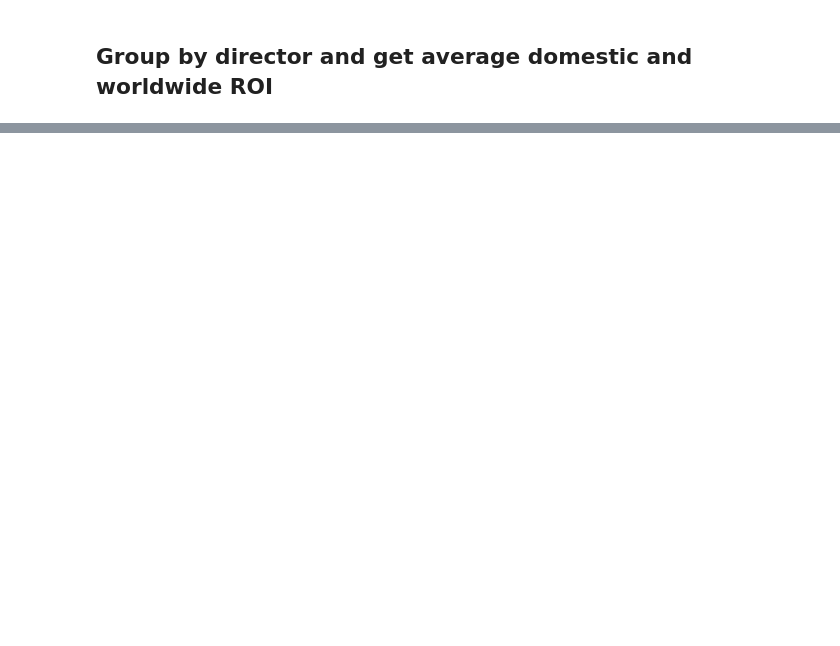
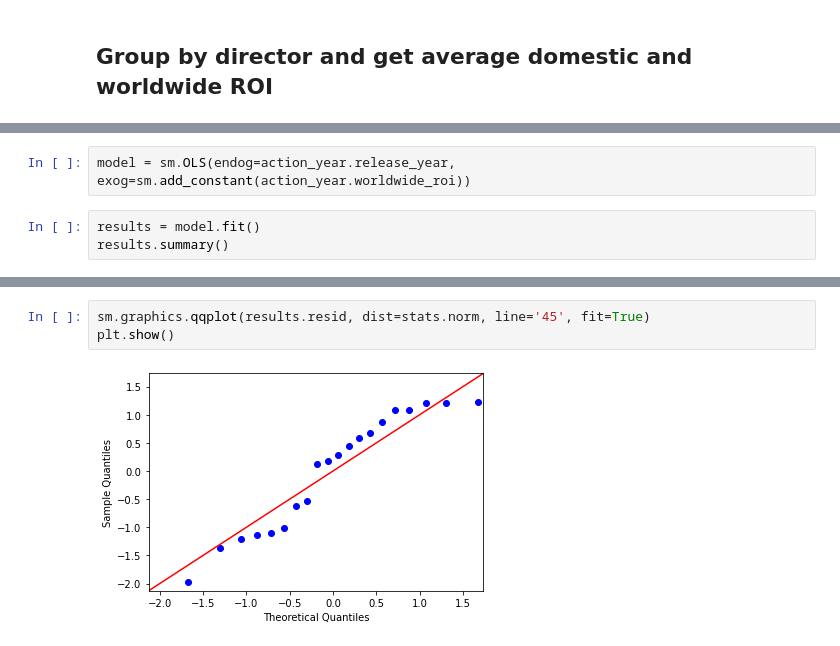
Before and after one commit to abigailjcampbell/dsc-phase-2-project-v3, a Jupyter notebook: student.ipynb, the cells around one changed output, grey strips where cells are left out. Cells and saved outputs as stored; diff of their text form; blank space fills up the shorter version.

```diff
--- a/student.ipynb
+++ b/student.ipynb
@@ -441,0 +483,5 @@ director_roi
+# %%
+model = sm.OLS(endog=action_year.release_year, exog=sm.add_constant(action_year.worldwide_roi))
+# %%
+results = model.fit()
+results.summary()
@@ -441,0 +508,5 @@ director_roi
+# %%
+sm.graphics.qqplot(results.resid, dist=stats.norm, line='45', fit=True)
+plt.show()
+# %% [output]
+[figure, added]
```
Also changed, not shown: parts of 61 cells of this notebook.
